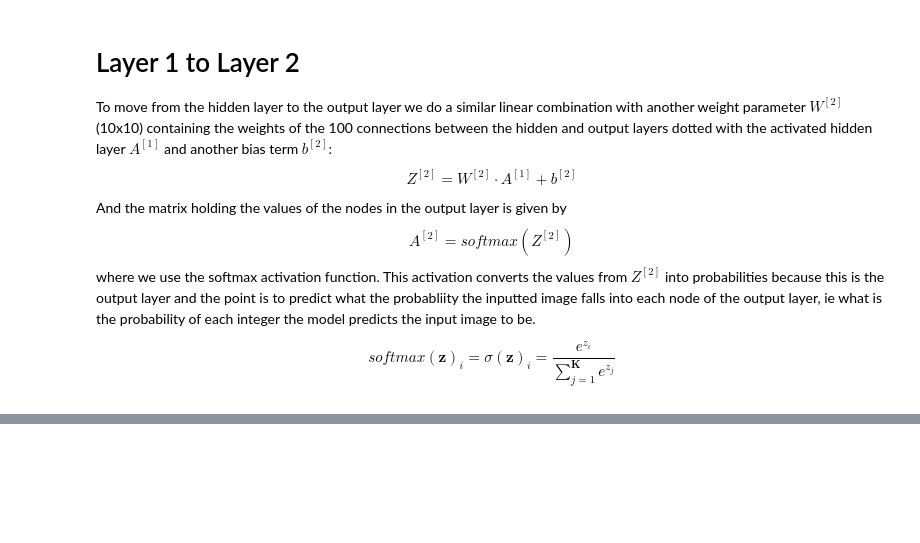
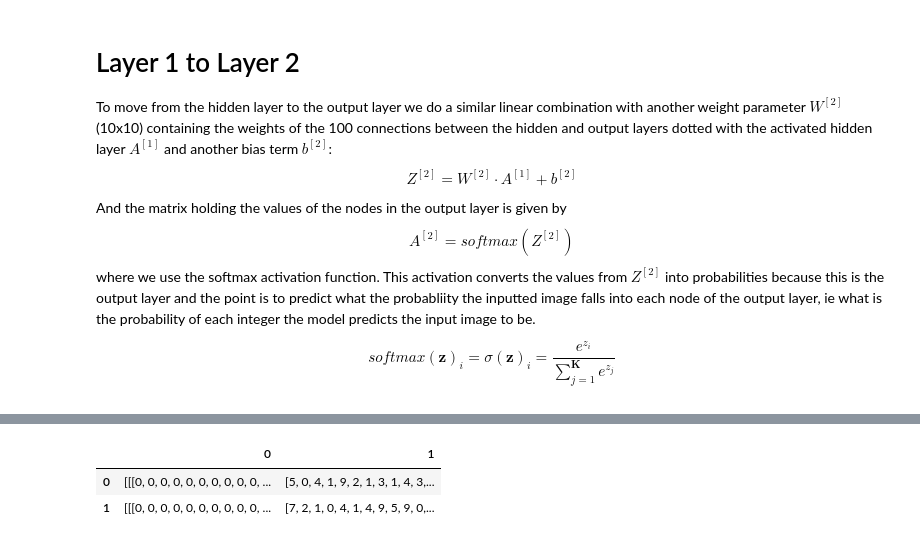
Before and after one commit to Jonathan-Flint/MNIST, a Jupyter notebook: main.ipynb, the cells around one changed output, grey strips where cells are left out. Drawn from its saved outputs; the diff is of its cells as text; code cells hidden in the pictures; blank space fills up the shorter version.

```diff
--- a/main.ipynb
+++ b/main.ipynb
@@ -176,0 +233,12 @@ Forward propogation gives us a way to take an input image and predict it's outpu
+# %%
+import pandas as pd
+import tensorflow as tf
+from keras import datasets
+
+#tf.keras.datasets.mnist.load_data(path="mnist.npz")
+df = pd.DataFrame(tf.keras.datasets.mnist.load_data(path="mnist.npz"))
+df.head()
+# %% [output]
+|  | 0 | 1 |
+| 0 | [[[0, 0, 0, 0, 0, 0, 0, 0, 0, 0, ... | [5, 0, 4, 1, 9, 2, 1, 3, 1, 4, 3,... |
+| 1 | [[[0, 0, 0, 0, 0, 0, 0, 0, 0, 0, ... | [7, 2, 1, 0, 4, 1, 4, 9, 5, 9, 0,... |
```
Also changed, not shown: parts of 3 cells of this notebook.
